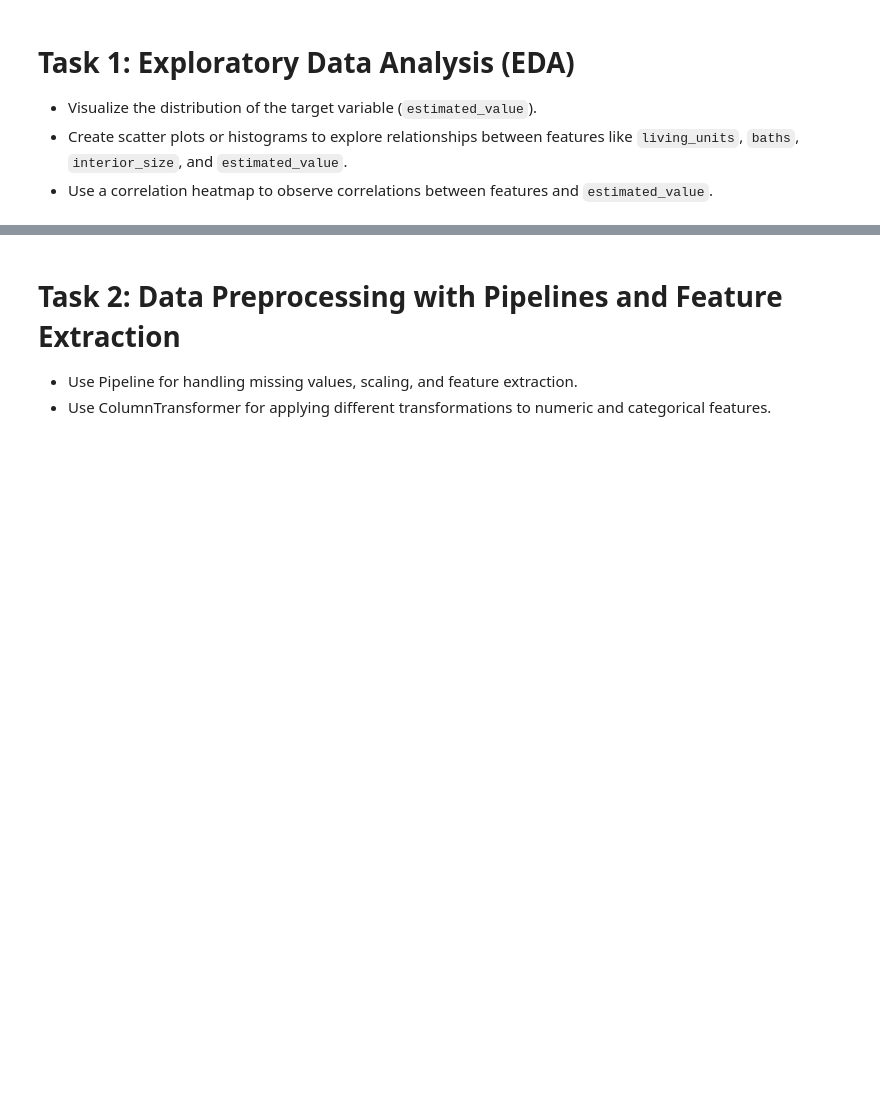
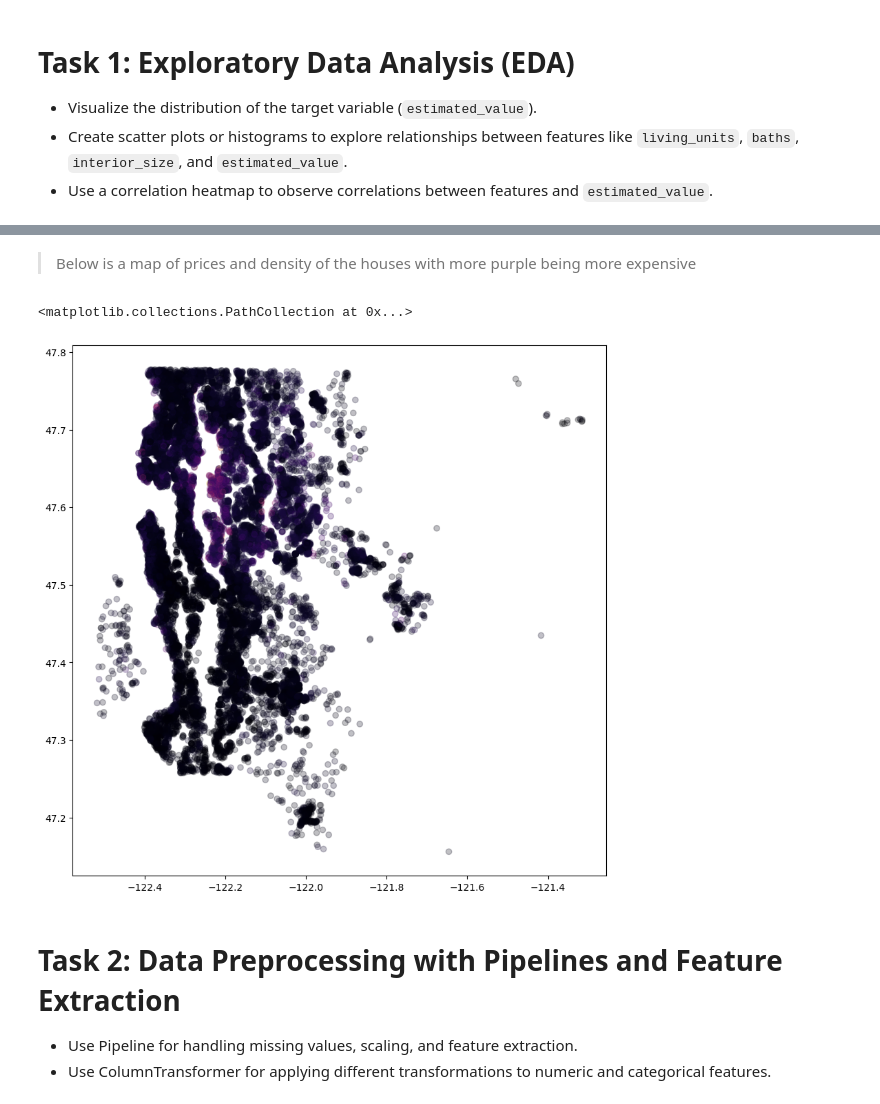
Before and after one commit to Abel-Lagonell/Machine_Learning, a Jupyter notebook: Project_1_Regression_Models.ipynb, the cells around one changed output, grey strips where cells are left out. Cells and saved outputs as stored; diff of their text form; code cells hidden in the pictures; blank space fills up the shorter version.

```diff
--- a/Project_1_Regression_Models.ipynb
+++ b/Project_1_Regression_Models.ipynb
@@ -46,3 +82,11 @@ AttributeError: Line2D.set() got an unexpected keyword argument 'type'
+# %% [markdown]
+> Below is a map of prices and density of the houses with more purple being more expensive
+# %%
+plt.figure(figsize=(10,10))
+plt.scatter(x=df["long"], y=df["lat"], alpha =0.25, cmap='inferno', c=df["estimated_value"])
+# %% [output]
+<matplotlib.collections.PathCollection at 0x...>
+[figure, added]
 # %% [markdown]
 # Task 2: Data Preprocessing with Pipelines and Feature Extraction
 * Use Pipeline for handling missing values, scaling, and feature extraction.
```
Also changed, not shown: parts of 5 cells of this notebook.
